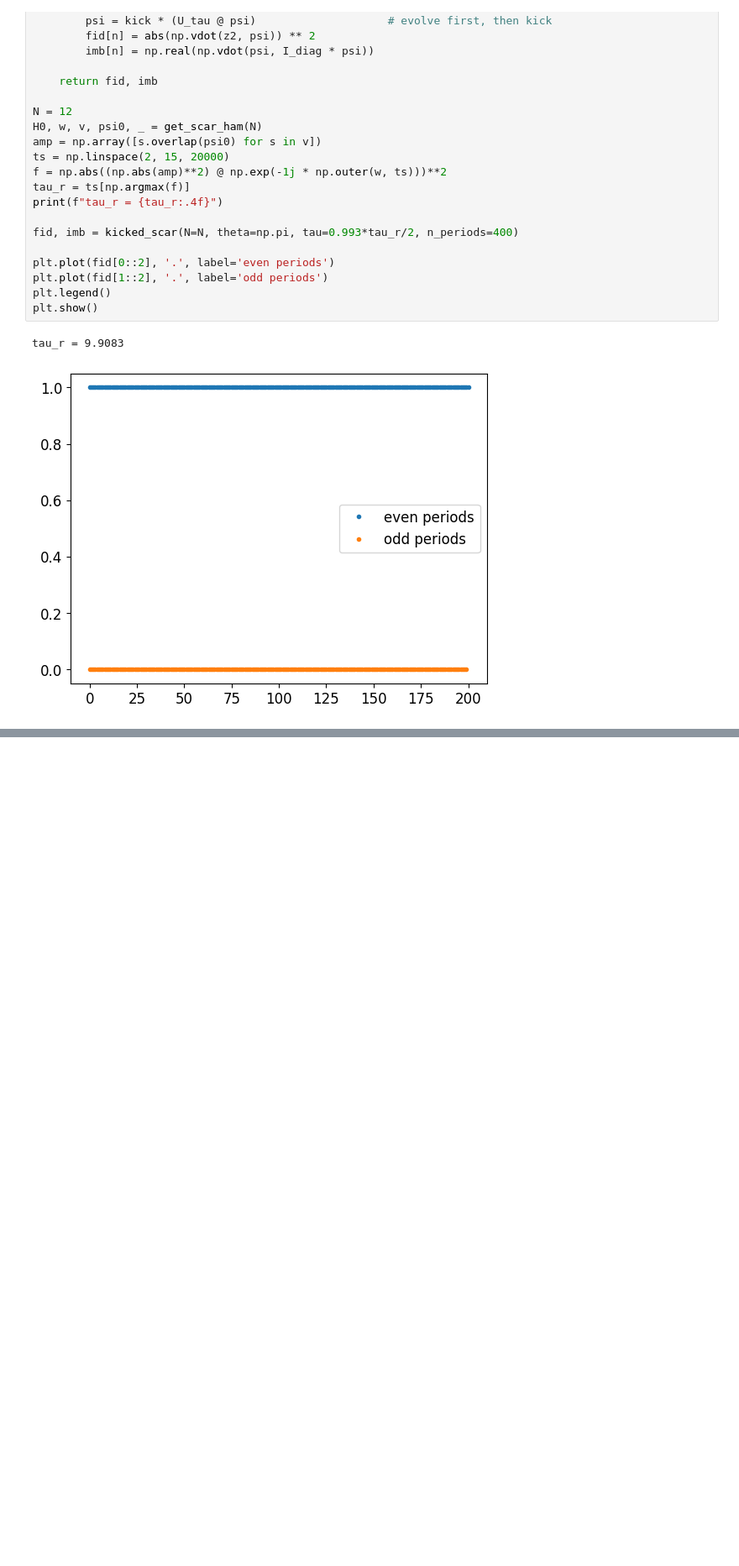
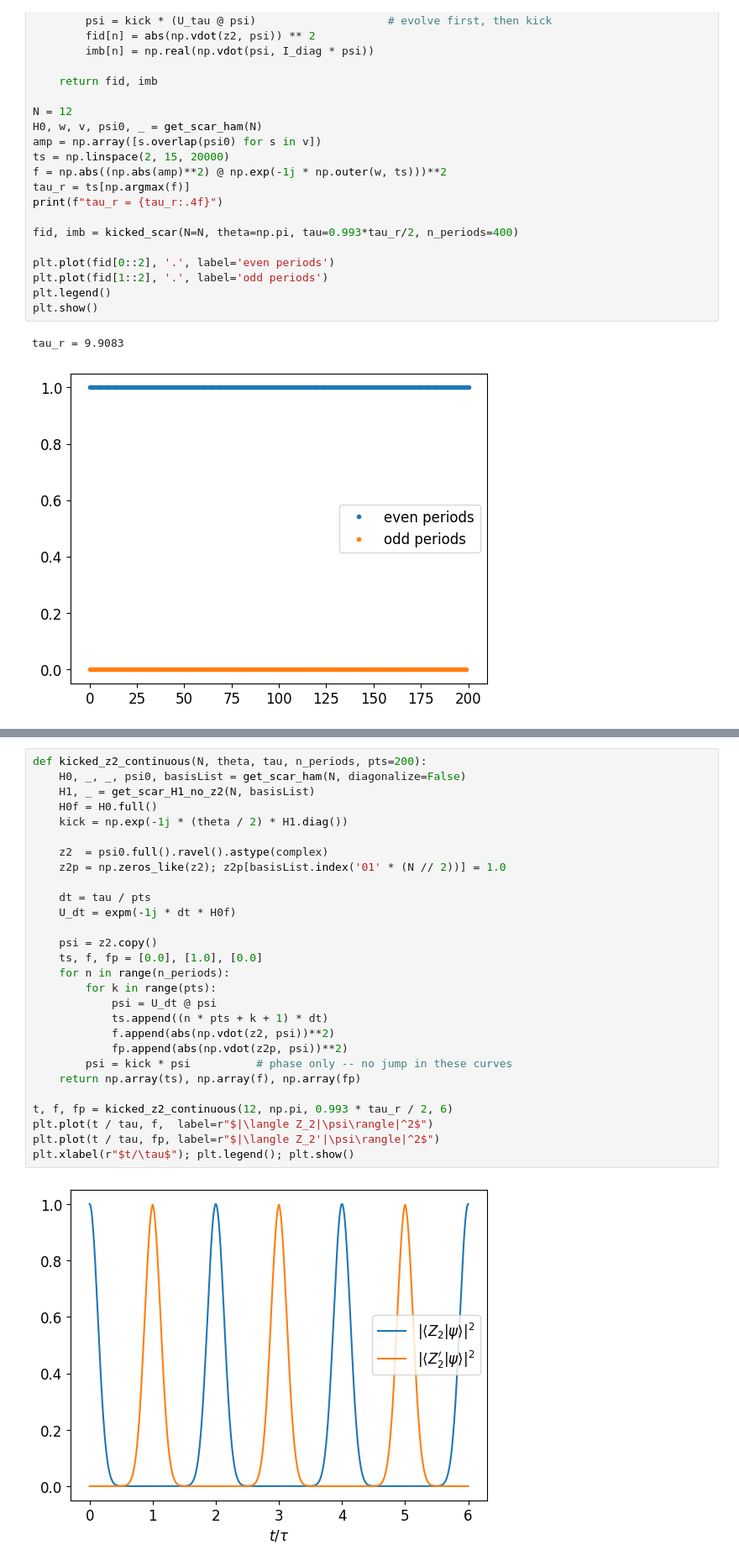
Before and after one commit to Idden/Quantum-Internship, a Jupyter notebook: important/recent/chiral_drive.ipynb, the cells around one changed output, grey strips where cells are left out. Shown at 84% size. Saved outputs shown, nothing was run; the diff lists cells and outputs as text; blank space fills up the shorter version.

```diff
--- a/important/recent/chiral_drive.ipynb
+++ b/important/recent/chiral_drive.ipynb
@@ -46,0 +101,30 @@ tau_r = 9.9083
+# %%
+def kicked_z2_continuous(N, theta, tau, n_periods, pts=200):
+    H0, _, _, psi0, basisList = get_scar_ham(N, diagonalize=False)
+    H1, _ = get_scar_H1_no_z2(N, basisList)
+    H0f = H0.full()
+    kick = np.exp(-1j * (theta / 2) * H1.diag())
+
+    z2  = psi0.full().ravel().astype(complex)
+    z2p = np.zeros_like(z2); z2p[basisList.index('01' * (N // 2))] = 1.0
+
+    dt = tau / pts
+    U_dt = expm(-1j * dt * H0f)
+
+    psi = z2.copy()
+    ts, f, fp = [0.0], [1.0], [0.0]
+    for n in range(n_periods):
+        for k in range(pts):
+            psi = U_dt @ psi
+            ts.append((n * pts + k + 1) * dt)
+            f.append(abs(np.vdot(z2, psi))**2)
+            fp.append(abs(np.vdot(z2p, psi))**2)
+        psi = kick * psi          # phase only -- no jump in these curves
+    return np.array(ts), np.array(f), np.array(fp)
+
+t, f, fp = kicked_z2_continuous(12, np.pi, 0.993 * tau_r / 2, 6)
+plt.plot(t / tau, f,  label=r"$|\langle Z_2|\psi\rangle|^2$")
+plt.plot(t / tau, fp, label=r"$|\langle Z_2'|\psi\rangle|^2$")
+plt.xlabel(r"$t/\tau$"); plt.legend(); plt.show()
+# %% [output]
+[figure, added]
```
Also changed, not shown: parts of 1 cell of this notebook.
